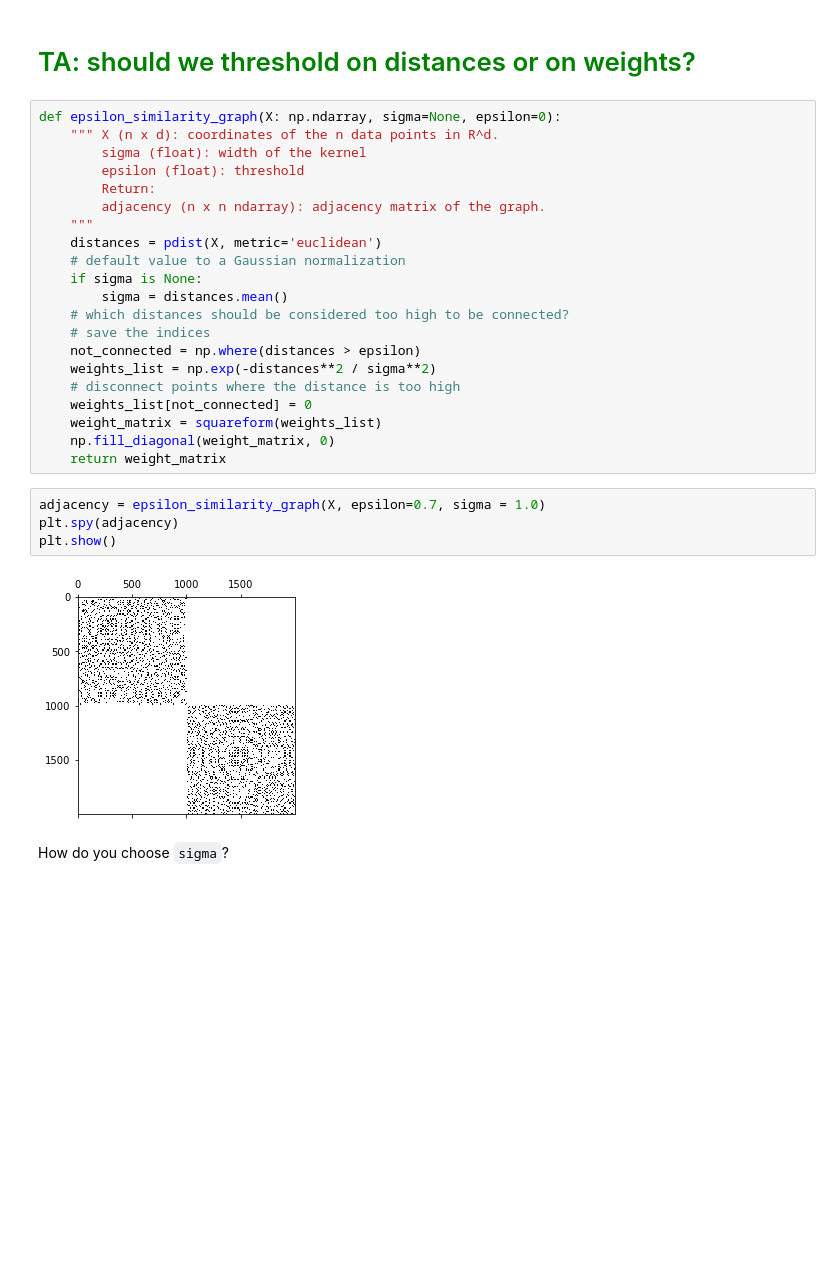
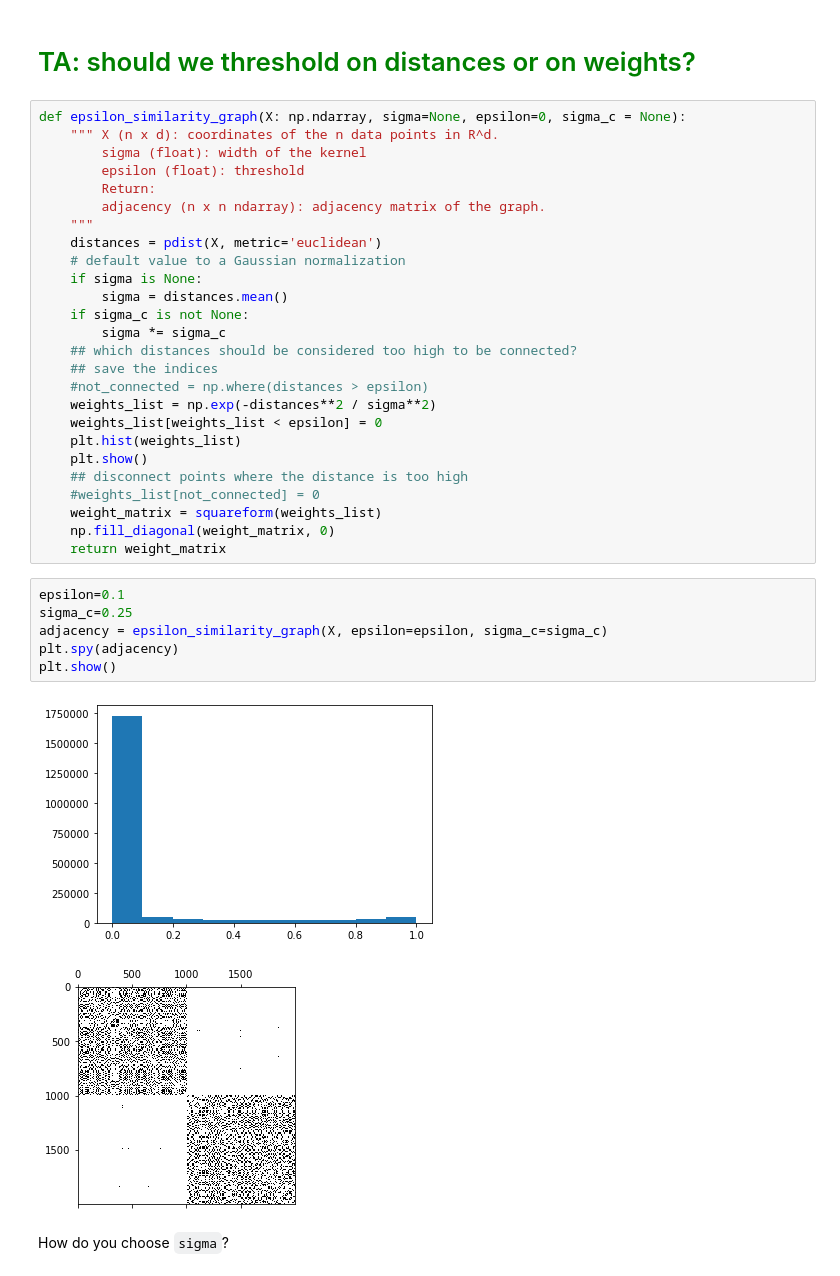
Before and after one commit to misterw97/ntds_2019, a Jupyter notebook: assignments/2_learning_with_graphs.ipynb, the cells around one changed output. Drawn from its saved outputs; the diff is of its cells as text; blank space fills up the shorter version.

```diff
--- a/assignments/2_learning_with_graphs.ipynb
+++ b/assignments/2_learning_with_graphs.ipynb
@@ -67,7 +67,7 @@ Build a similarity graph using the euclidean distance between data points.
 # %% [markdown]
 # <span style="color:green">TA: should we threshold on distances or on weights?</span>
 # %%
-def epsilon_similarity_graph(X: np.ndarray, sigma=None, epsilon=0):
+def epsilon_similarity_graph(X: np.ndarray, sigma=None, epsilon=0, sigma_c = None):
     """ X (n x d): coordinates of the n data points in R^d.
         sigma (float): width of the kernel
         epsilon (float): threshold
@@ -78,21 +78,29 @@ def epsilon_similarity_graph(X: np.ndarray, sigma=None, epsilon=0):
     # default value to a Gaussian normalization
     if sigma is None:
         sigma = distances.mean()
-    # which distances should be considered too high to be connected?
-    # save the indices
-    not_connected = np.where(distances > epsilon)
+    if sigma_c is not None:
+        sigma *= sigma_c
+    ## which distances should be considered too high to be connected?
+    ## save the indices
+    #not_connected = np.where(distances > epsilon)
     weights_list = np.exp(-distances**2 / sigma**2)
-    # disconnect points where the distance is too high
-    weights_list[not_connected] = 0
+    weights_list[weights_list < epsilon] = 0
+    plt.hist(weights_list)
+    plt.show()
+    ## disconnect points where the distance is too high
+    #weights_list[not_connected] = 0
     weight_matrix = squareform(weights_list)
     np.fill_diagonal(weight_matrix, 0)
     return weight_matrix
 # %%
-adjacency = epsilon_similarity_graph(X, epsilon=0.7, sigma = 1.0)
+epsilon=0.1
+sigma_c=0.25
+adjacency = epsilon_similarity_graph(X, epsilon=epsilon, sigma_c=sigma_c)
 plt.spy(adjacency)
 plt.show()
 # %% [output]
-[figure, old version]
+[figure, new version]
+[figure, added]
 # %% [markdown]
 How do you choose `sigma`?
 # %% [markdown]
```
Also changed, not shown: parts of 74 cells of this notebook, 4 other files.
